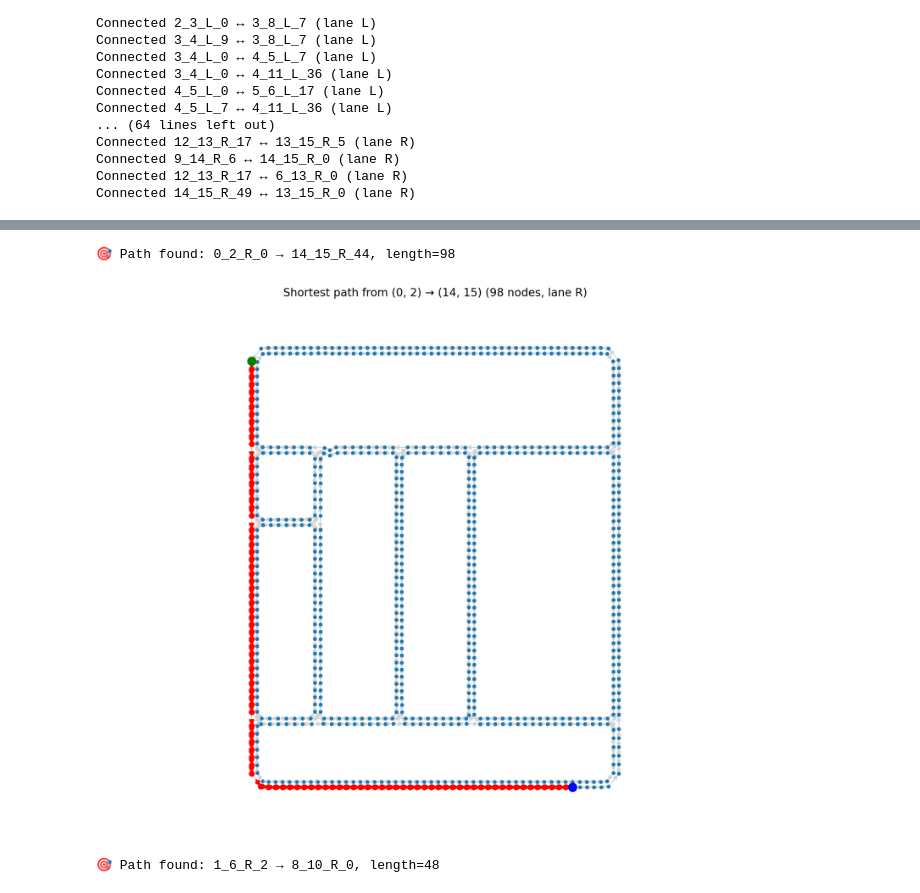
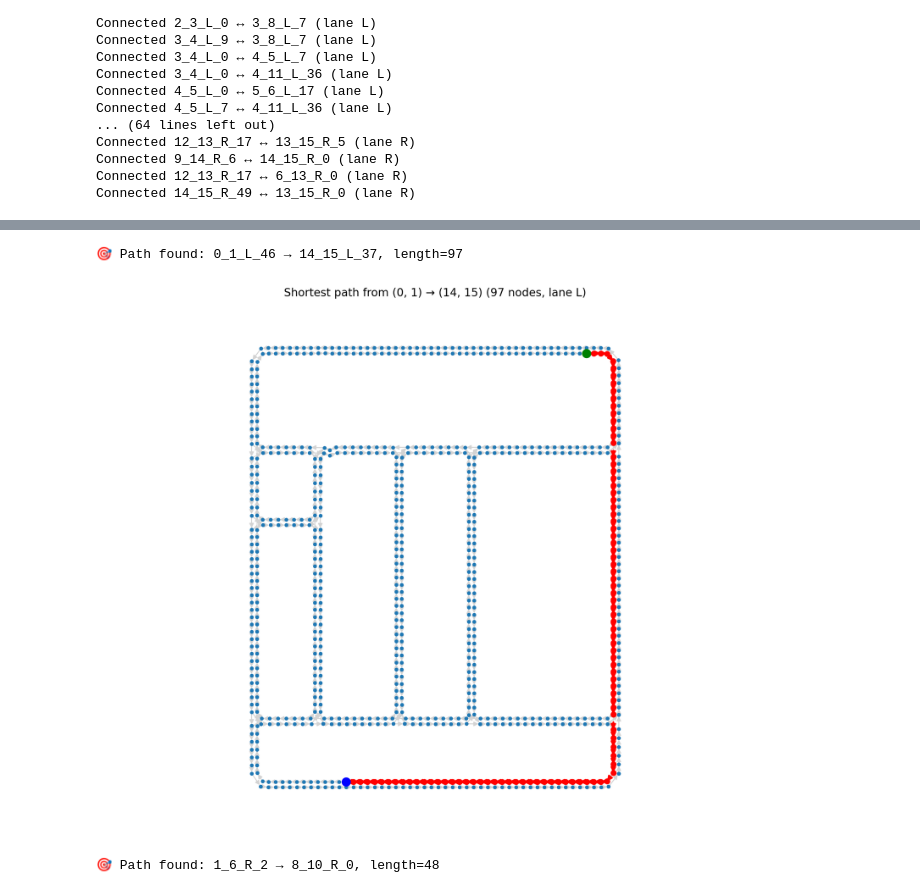
Before and after one commit to danielmtzbarba/carlabev-env, a Jupyter notebook: CarlaBEV/scripts/debug_map_graph.ipynb, the cells around one changed output, grey strips where cells are left out. Saved outputs shown, nothing was run; the diff lists cells and outputs as text; code cells hidden in the pictures.

Commit message:
fix random scene pathplanning

```diff
--- a/CarlaBEV/scripts/debug_map_graph.ipynb
+++ b/CarlaBEV/scripts/debug_map_graph.ipynb
@@ -237,7 +237,7 @@ def compute_lane_offsets(waypoints, lane_width=6.0):
     return np.array(left_lane), np.array(right_lane), np.array(side_1), np.array(side_2)
 # %%
 # Usage
-lane_width_pixels = 80  # Adjust to your map's scale
+lane_width_pixels = 70  # Adjust to your map's scale
 
 segment_info = {}
 wrong_lanes = ["0->2", "2->3", "3->4", "4->5", "5->6", "2->7",
@@ -496,6 +496,6 @@ Connected 12_13_R_17 ↔ 6_13_R_0 (lane R)
 Connected 14_15_R_49 ↔ 13_15_R_0 (lane R)
 # %%
 # --- Visualization ---
-pos = {n: G_right.nodes[n]['pos'] for n in G_right.nodes}
-nx.draw(G_right, pos=pos, node_size=20, node_color='blue', edge_color='gray')
+pos = {n: G_left.nodes[n]['pos'] for n in G_left.nodes}
+nx.draw(G_left, pos=pos, node_size=20, node_color='blue', edge_color='gray')
 # %% [output]
@@ -624,11 +624,11 @@ def plot_random_shortest_path_between_segments(G, seg_i, seg_j, lane_type="R", s
     plt.axis("equal")
     plt.show()
 # %%
-a, b = (0, 2), (14, 15)
-plot_random_shortest_path_between_segments(G_combined, a, b, "R")
+a, b = (0, 1), (14, 15)
+plot_random_shortest_path_between_segments(G_combined, a, b, "L")
 # %% [output]
-🎯 Path found: 0_2_R_0 → 14_15_R_44, length=98
+🎯 Path found: 0_1_L_46 → 14_15_L_37, length=97
-[figure, old version]
+[figure, new version]
 # %%
 # Assuming G_combined is your full lane graph
 plot_random_shortest_path(G_right, seed=1)
```
Also changed, not shown: parts of 1 cell of this notebook, 6 other files.
